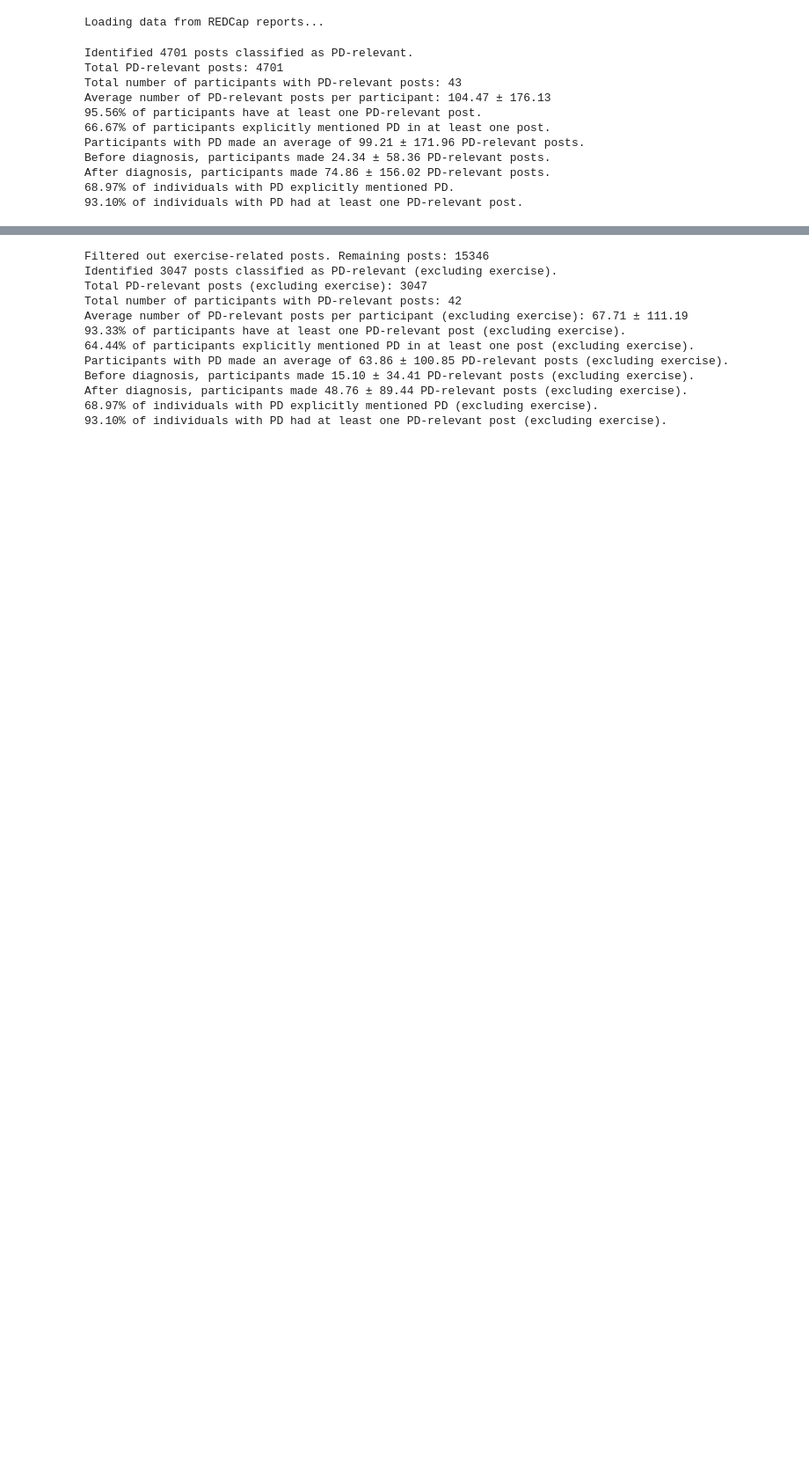
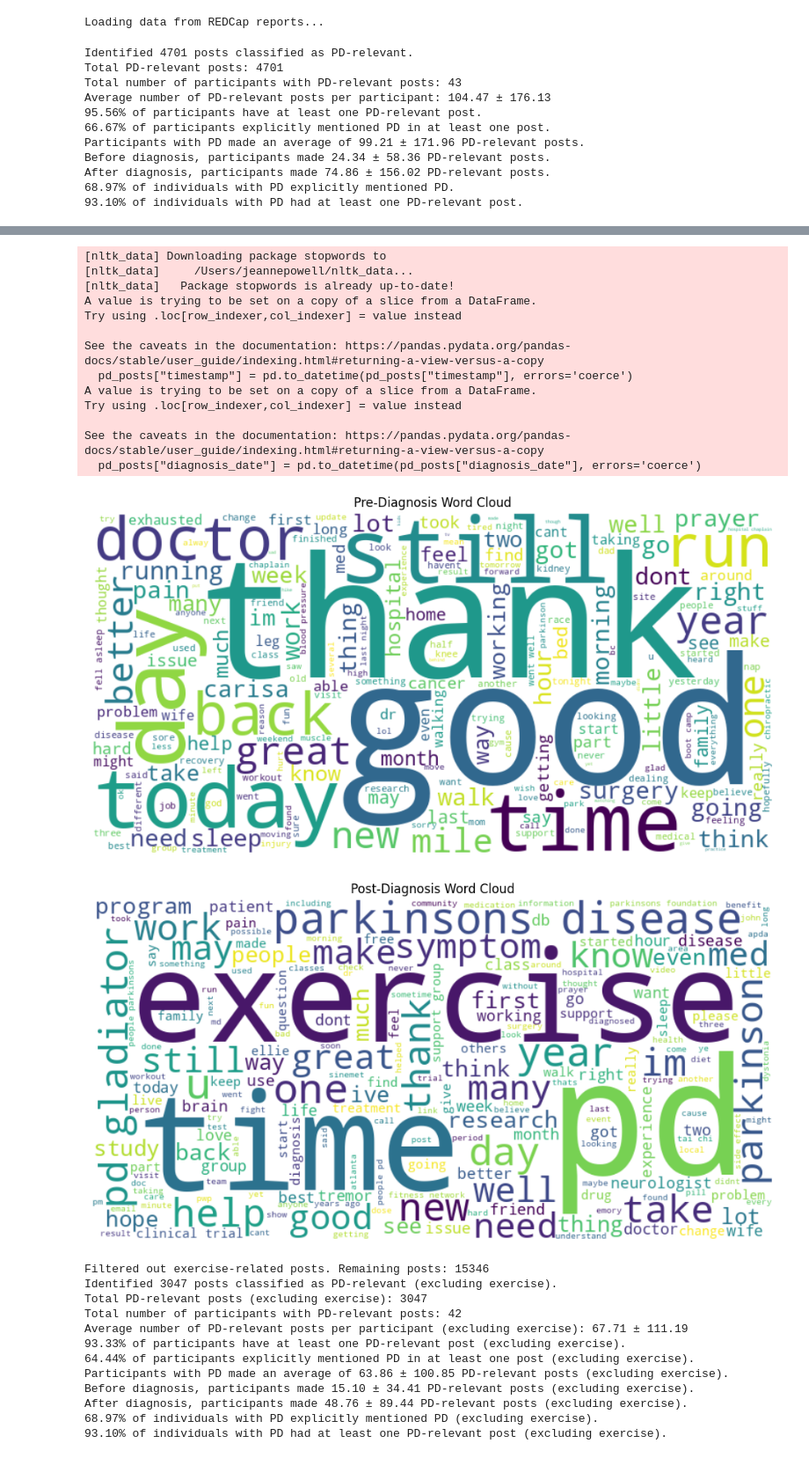
Before and after one commit to jeannempowell/JCM_pd-on-facebook, a Jupyter notebook: python/6_pd-relevant-posts.ipynb, the cells around one changed output, grey strips where cells are left out. Shown at 88% size. Drawn from its saved outputs; the diff is of its cells as text; code cells hidden in the pictures; blank space fills up the shorter version.

```diff
--- a/python/6_pd-relevant-posts.ipynb
+++ b/python/6_pd-relevant-posts.ipynb
@@ -133,3 +1243,70 @@ After diagnosis, participants made 74.86 ± 156.02 PD-relevant posts.
+# %%
+import pandas as pd
+import matplotlib.pyplot as plt
+from wordcloud import WordCloud
+import nltk
+import re
+
+# Download stopwords if needed
+from nltk.corpus import stopwords
+nltk.download('stopwords')
+stop_words = set(stopwords.words('english'))
+
+# Preprocessing function
+def preprocess_text(text):
+    if pd.isnull(text):
+        return ""
+    text = text.lower()
+    text = re.sub(r"http\S+|www\S+|https\S+", "", text)  # Remove URLs
+    text = re.sub(r"[^a-z\s]", "", text)  # Remove punctuation and numbers
+    text = " ".join([word for word in text.split() if word not in stop_words])
+    return text
+
+# Ensure datetime format
+pd_posts["timestamp"] = pd.to_datetime(pd_posts["timestamp"], errors='coerce')
+pd_posts["diagnosis_date"] = pd.to_datetime(pd_posts["diagnosis_date"], errors='coerce')
+
+# Subset pre- and post-dx posts
+pre_dx_posts = pd_posts[pd_posts["timestamp"] < pd_posts["diagnosis_date"]]
+post_dx_posts = pd_posts[pd_posts["timestamp"] >= pd_posts["diagnosis_date"]]
+
+# Optional: limit to PD participants only
+pre_dx_posts = pre_dx_posts[pre_dx_posts["participant_id"].isin(participants_with_pd_posts)]
+post_dx_posts = post_dx_posts[post_dx_posts["participant_id"].isin(participants_with_pd_posts)]
+
+# Clean the text
+pre_dx_posts["clean_text"] = pre_dx_posts["text"].apply(preprocess_text)
+post_dx_posts["clean_text"] = post_dx_posts["text"].apply(preprocess_text)
+
+# Concatenate all text
+pre_dx_text = " ".join(pre_dx_posts["clean_text"])
+post_dx_text = " ".join(post_dx_posts["clean_text"])
+
+# Create and display word clouds
+for label, text in [("Pre-Diagnosis", pre_dx_text), ("Post-Diagnosis", post_dx_text)]:
+    wordcloud = WordCloud(width=800, height=400, background_color="white").generate(text)
+
+    plt.figure(figsize=(12, 6))
+    plt.imshow(wordcloud, interpolation="bilinear")
+    plt.axis("off")
+    plt.title(f"{label} Word Cloud")
+    plt.show()
+# %% [output]
+[nltk_data] Downloading package stopwords to
+[nltk_data]     /Users/jeannepowell/nltk_data...
+[nltk_data]   Package stopwords is already up-to-date!
+A value is trying to be set on a copy of a slice from a DataFrame.
+Try using .loc[row_indexer,col_indexer] = value instead
+
+See the caveats in the documentation: https://pandas.pydata.org/pandas-docs/stable/user_guide/indexing.html#returning-a-view-versus-a-copy
+  pd_posts["timestamp"] = pd.to_datetime(pd_posts["timestamp"], errors='coerce')
+A value is trying to be set on a copy of a slice from a DataFrame.
+Try using .loc[row_indexer,col_indexer] = value instead
+
+See the caveats in the documentation: https://pandas.pydata.org/pandas-docs/stable/user_guide/indexing.html#returning-a-view-versus-a-copy
+  pd_posts["diagnosis_date"] = pd.to_datetime(pd_posts["diagnosis_date"], errors='coerce')
+[figure, added]
+[figure, added]
 # %%
 import pandas as pd
 
```
Also changed, not shown: parts of 24 cells of this notebook, 1 other file.
